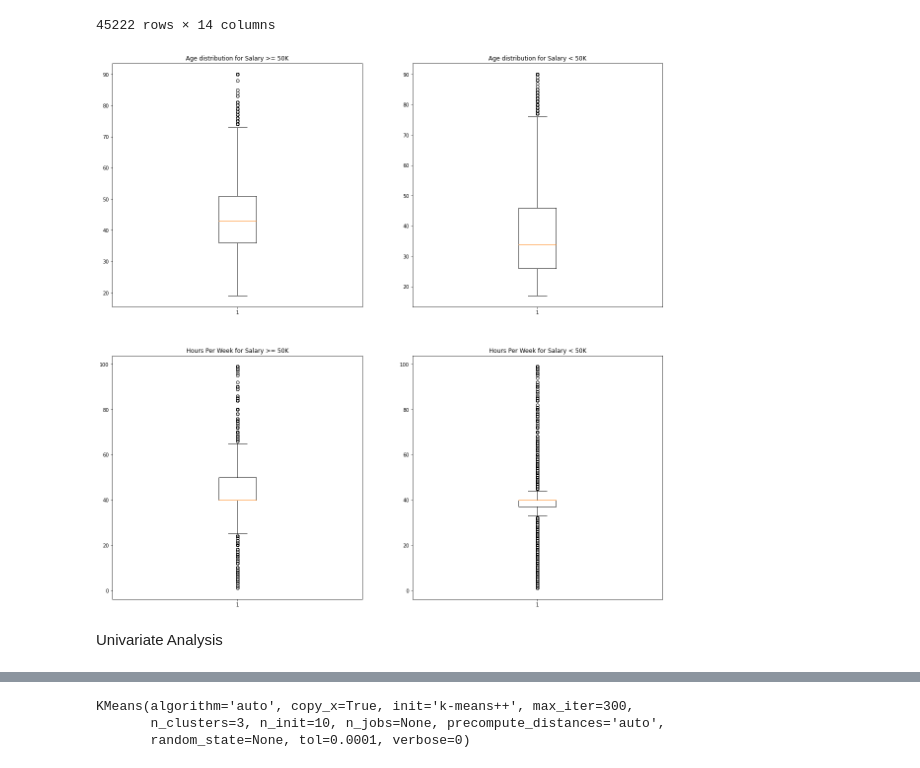
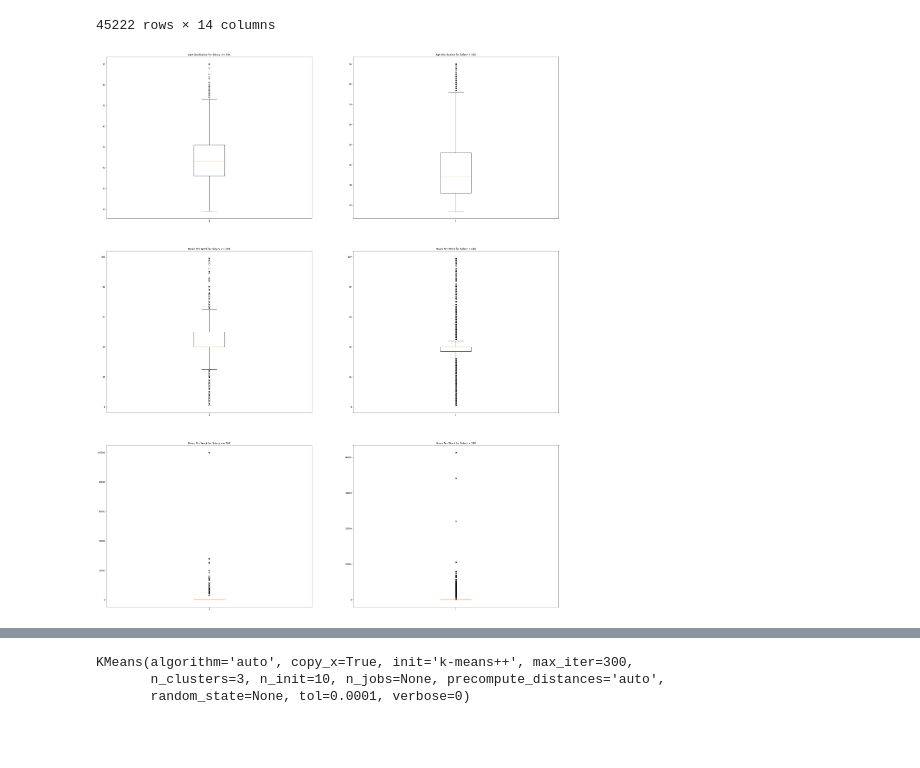
Before and after one commit to Bhargavi19/AdultDatasetAnalysis, a Jupyter notebook: Univariate_Analysis.ipynb, the cells around one changed output, grey strips where cells are left out. Drawn from its saved outputs; the diff is of its cells as text; code cells hidden in the pictures; blank space fills up the shorter version.

Commit message:
Updated Univariate and Bivariate

```diff
--- a/Univariate_Analysis.ipynb
+++ b/Univariate_Analysis.ipynb
@@ -59,33 +59,39 @@ dataframe.drop(columns='education-num') # education and education-num is the sam
 # %%
 # Visualizations with Box and Whisker plots for the different numerical variables to get an insight into their distribution.
 df = dataframe
 
-plt.figure(figsize=(20,20))
+plt.figure(figsize=(40,50))
 
-plt.subplot(2, 2, 1)
+plt.subplot(3, 2, 1)
 plt.boxplot(df[df['label']==1]['age'].values)
 plt.title('Age distribution for Salary >= 50K')
 
-plt.subplot(2, 2, 2)
+plt.subplot(3, 2, 2)
 plt.boxplot(df[df['label']==0]['age'].values)
 plt.title('Age distribution for Salary < 50K')
 
 
-plt.subplot(2, 2, 3)
+plt.subplot(3, 2, 3)
 plt.boxplot(df[df['label']==1]['hours-per-week'].values)
 plt.title('Hours Per Week for Salary >= 50K')
 
-plt.subplot(2, 2, 4)
+plt.subplot(3, 2, 4)
 plt.boxplot(df[df['label']==0]['hours-per-week'].values)
+plt.title('Hours Per Week for Salary < 50K')
+
+plt.subplot(3, 2, 5)
+plt.boxplot(df[df['label']==1]['capital-gain'].values)
+plt.title('Hours Per Week for Salary >= 50K')
+
+plt.subplot(3, 2, 6)
+plt.boxplot(df[df['label']==0]['capital-gain'].values)
 plt.title('Hours Per Week for Salary < 50K')
 #.astype('int'))
 plt.show()
 # %% [output]
-[figure, old version]
+[figure, new version]
 # %%
 catcols = ['workclass', 'education', 'marital-status', 'occupation', 'relationship', 'race', 'sex', 'native-country']
 intcols = ['age','fnlwgt', 'capital-loss', 'capital-gain', 'hours-per-week']
-# %% [markdown]
-Univariate Analysis
 # %%
 fig = dataframe.hist(figsize=(50, 30), ec = 'k')
```
Also changed, not shown: parts of 5 cells of this notebook, 1 other file.
